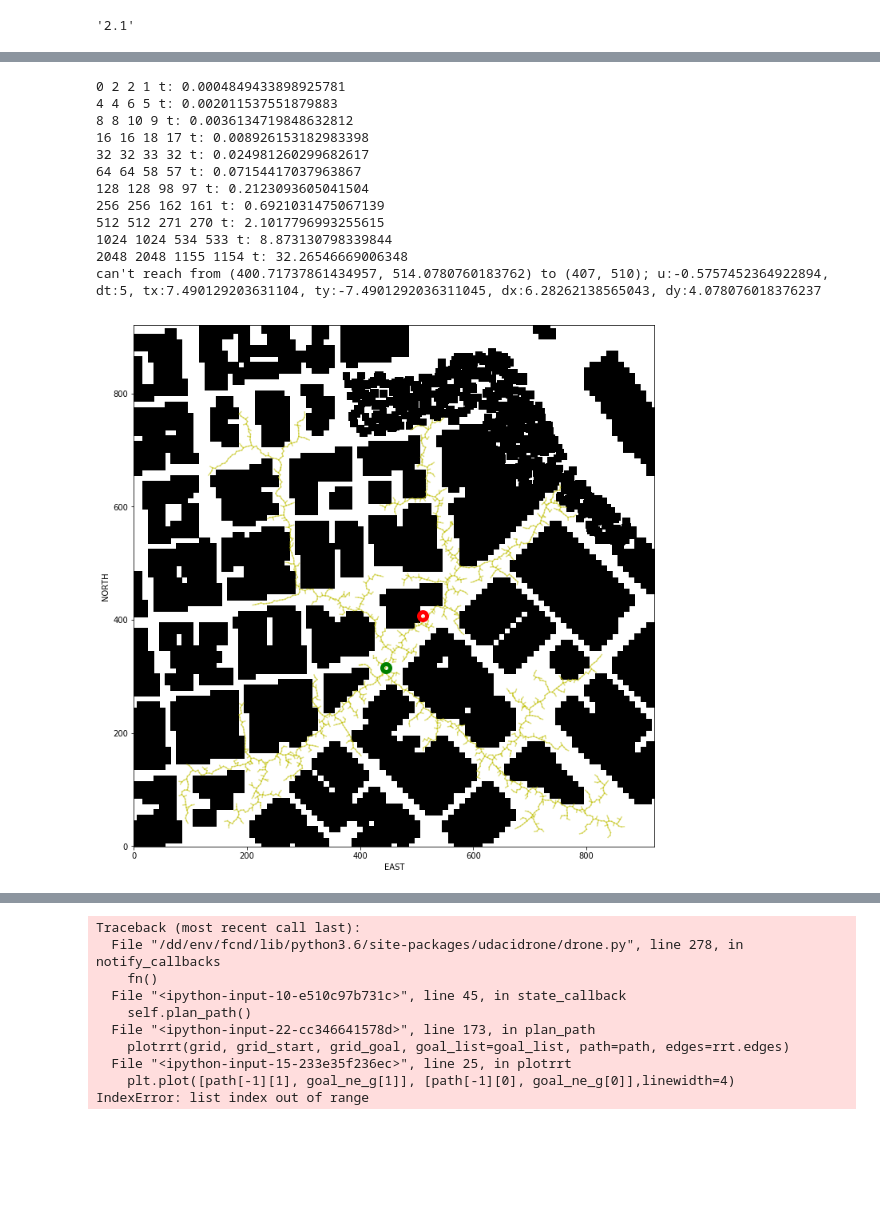
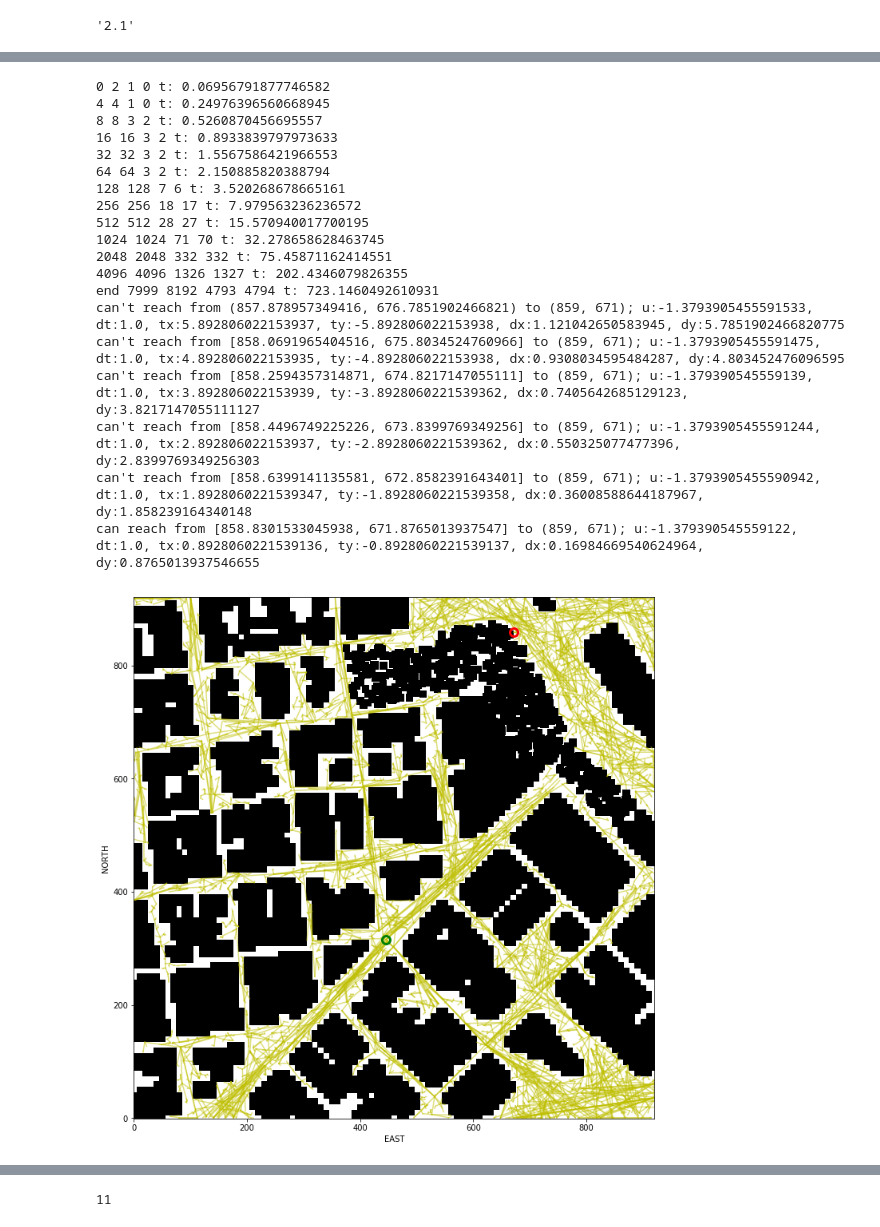
Before and after one commit to seyfig/3DMotionPlanning, a Jupyter notebook: rrt.ipynb, the cells around one changed output, grey strips where cells are left out. Drawn from its saved outputs; the diff is of its cells as text; code cells hidden in the pictures; blank space fills up the shorter version.

```diff
--- a/rrt.ipynb
+++ b/rrt.ipynb
@@ -335,9 +335,9 @@ def plotrrt(grid, start_ne, goal_ne, goal_list=None, path=None, edges=None):
         for (n1, n2) in edges:
             plt.plot([n1[1], n2[1]], [n1[0], n2[0]], 'y-', alpha=0.5)
 
-    plt.plot(start_ne[1], start_ne[0], 'go', markersize=10, markeredgewidth=5, fillstyle='none')
+    plt.plot(start_ne[1], start_ne[0], 'go', markersize=10, markeredgewidth=3, fillstyle='none')
     #plt.plot(start_ne_g[1], start_ne_g[0], 'gx', markersize=20, markeredgewidth=4)
-    plt.plot(goal_ne[1], goal_ne[0], 'ro', markersize=10, markeredgewidth=5, fillstyle='none')
+    plt.plot(goal_ne[1], goal_ne[0], 'ro', markersize=10, markeredgewidth=3, fillstyle='none')
     #plt.plot(goal_ne_g[1], goal_ne_g[0], 'rx', markersize=20, markeredgewidth=4)
 
     for g in goal_list:
@@ -349,7 +349,7 @@ def plotrrt(grid, start_ne, goal_ne, goal_list=None, path=None, edges=None):
         path_pairs = zip(path[:-1], path[1:])
         for (n1, n2) in path_pairs:
             plt.plot([n1[1], n2[1]], [n1[0], n2[0]], 'green',linewidth=4)
-        plt.plot([path[-1][1], goal_ne_g[1]], [path[-1][0], goal_ne_g[0]],linewidth=4)
+        plt.plot([path[-1][1], goal_ne[1]], [path[-1][0], goal_ne[0]],linewidth=4)
 
 
 
@@ -968,7 +1160,7 @@ def plan_path(self):
     # grid_goal = (grid_start[0] + 10, grid_start[1] + 10)
     #goal = (-122.400600, 37.793401, 0)
     #goal = (lat0 + 0.0001, lon0 + 0.00001, 0)
-    dist_idx = 500.0
+    dist_idx = 100.0
     goal_obs = True
     goal_try = 0
     goal_list = []
@@ -1022,8 +1214,8 @@ def plan_path(self):
     #start_ne_g = closest_point(graph, grid_start)
     #goal_ne_g = closest_point(graph, grid_goal)
 
-    n_vertices = 3000
-    dt = 5
+    n_vertices = 8000
+    dt = 256
     plotrrt(grid, grid_start, grid_goal, goal_list=goal_list, path=None, edges=None)
 
     rrt = self.GRD.generate_RRT(grid_start, grid_goal, n_vertices, dt)
@@ -1129,13 +1321,20 @@ Local Start and Goal:  (316, 445) (407, 510)
-0 2 2 1 t: 0.0004849433898925781
-4 4 6 5 t: 0.002011537551879883
-8 8 10 9 t: 0.0036134719848632812
-16 16 18 17 t: 0.008926153182983398
-32 32 33 32 t: 0.024981260299682617
-64 64 58 57 t: 0.07154417037963867
-128 128 98 97 t: 0.2123093605041504
-256 256 162 161 t: 0.6921031475067139
-512 512 271 270 t: 2.1017796993255615
-1024 1024 534 533 t: 8.873130798339844
-2048 2048 1155 1154 t: 32.26546669006348
-can't reach from (400.71737861434957, 514.0780760183762) to (407, 510); u:-0.5757452364922894, dt:5, tx:7.490129203631104, ty:-7.4901292036311045, dx:6.28262138565043, dy:4.078076018376237
+0 2 1 0 t: 0.06956791877746582
+4 4 1 0 t: 0.24976396560668945
+8 8 3 2 t: 0.5260870456695557
+16 16 3 2 t: 0.8933839797973633
+32 32 3 2 t: 1.5567586421966553
+64 64 3 2 t: 2.150885820388794
+128 128 7 6 t: 3.520268678665161
+256 256 18 17 t: 7.979563236236572
+512 512 28 27 t: 15.570940017700195
+1024 1024 71 70 t: 32.278658628463745
+2048 2048 332 332 t: 75.45871162414551
+4096 4096 1326 1327 t: 202.4346079826355
+end 7999 8192 4793 4794 t: 723.1460492610931
+can't reach from (857.878957349416, 676.7851902466821) to (859, 671); u:-1.3793905455591533, dt:1.0, tx:5.892806022153937, ty:-5.892806022153938, dx:1.121042650583945, dy:5.7851902466820775
+can't reach from [858.0691965404516, 675.8034524760966] to (859, 671); u:-1.3793905455591475, dt:1.0, tx:4.892806022153935, ty:-4.892806022153938, dx:0.9308034595484287, dy:4.803452476096595
+can't reach from [858.2594357314871, 674.8217147055111] to (859, 671); u:-1.379390545559139, dt:1.0, tx:3.892806022153939, ty:-3.8928060221539362, dx:0.7405642685129123, dy:3.8217147055111127
+can't reach from [858.4496749225226, 673.8399769349256] to (859, 671); u:-1.3793905455591244, dt:1.0, tx:2.892806022153937, ty:-2.8928060221539362, dx:0.550325077477396, dy:2.8399769349256303
+can't reach from [858.6399141135581, 672.8582391643401] to (859, 671); u:-1.3793905455590942, dt:1.0, tx:1.8928060221539347, ty:-1.8928060221539358, dx:0.36008588644187967, dy:1.858239164340148
+can reach from [858.8301533045938, 671.8765013937547] to (859, 671); u:-1.379390545559122, dt:1.0, tx:0.8928060221539136, ty:-0.8928060221539137, dx:0.16984669540624964, dy:0.8765013937546655
-[figure, old version]
+[figure, new version]
@@ -1159,10 +1359 @@ Failed to find a path!
-Traceback (most recent call last):
-  File "/dd/env/fcnd/lib/python3.6/site-packages/udacidrone/drone.py", line 278, in notify_callbacks
-    fn()
-  File "<ipython-input-10-e510c97b731c>", line 45, in state_callback
-    self.plan_path()
-  File "<ipython-input-22-cc346641578d>", line 173, in plan_path
-    plotrrt(grid, grid_start, grid_goal, goal_list=goal_list, path=path, edges=rrt.edges)
-  File "<ipython-input-15-233e35f236ec>", line 25, in plotrrt
-    plt.plot([path[-1][1], goal_ne_g[1]], [path[-1][0], goal_ne_g[0]],linewidth=4)
-IndexError: list index out of range
+11
```
Also changed, not shown: parts of 6 cells of this notebook.
